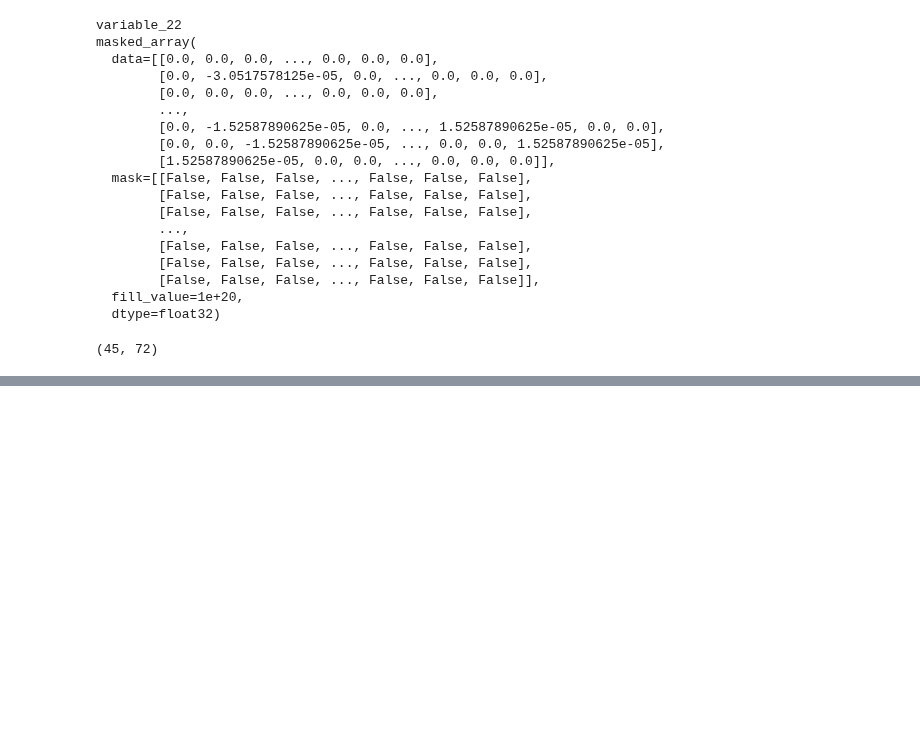
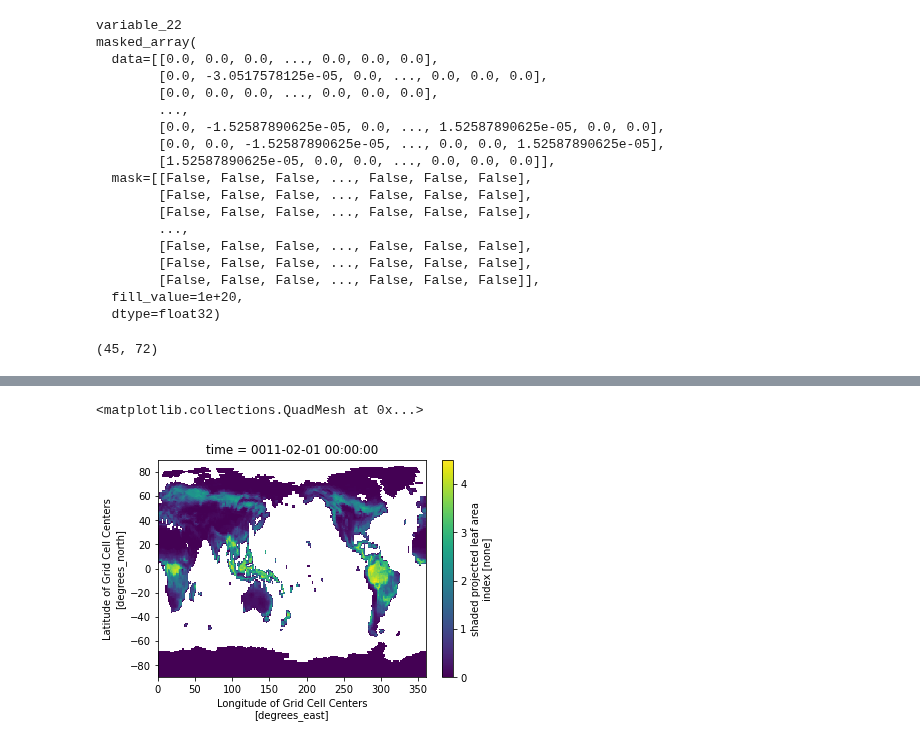
Before and after one commit to xCDAT/xcdat-validation, a Jupyter notebook: validation/regridding/regrid_cdat_xcdat.ipynb, the cells around one changed output, grey strips where cells are left out. Drawn from its saved outputs; the diff is of its cells as text; code cells hidden in the pictures; blank space fills up the shorter version.

```diff
--- a/validation/regridding/regrid_cdat_xcdat.ipynb
+++ b/validation/regridding/regrid_cdat_xcdat.ipynb
@@ -94,3 +128,7 @@ masked_array(
         [False, False, False, ..., False, False, False]],
   fill_value=1e+20,
   dtype=float32)
+# %%
+dpath = '/Users/zhang40/Documents/ACME_simulations/LAISHA_001101_002012.nc'
+# %%
+ds = xcdat.open_dataset(dpath)
@@ -96,0 +155,5 @@ masked_array(
+# %%
+ds.LAISHA[0,].plot()
+# %% [output]
+<matplotlib.collections.QuadMesh at 0x...>
+[figure, added]
```
Also changed, not shown: parts of 20 cells of this notebook, 2 other files.
